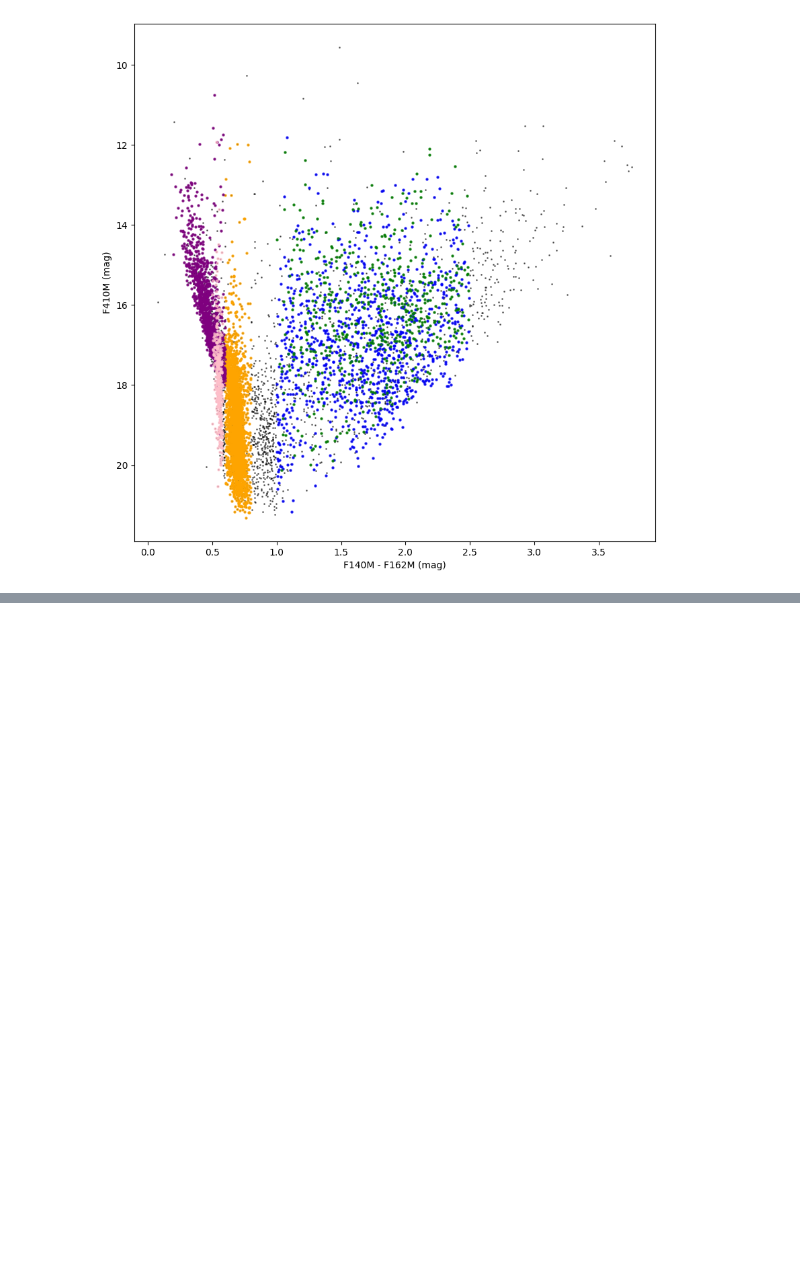
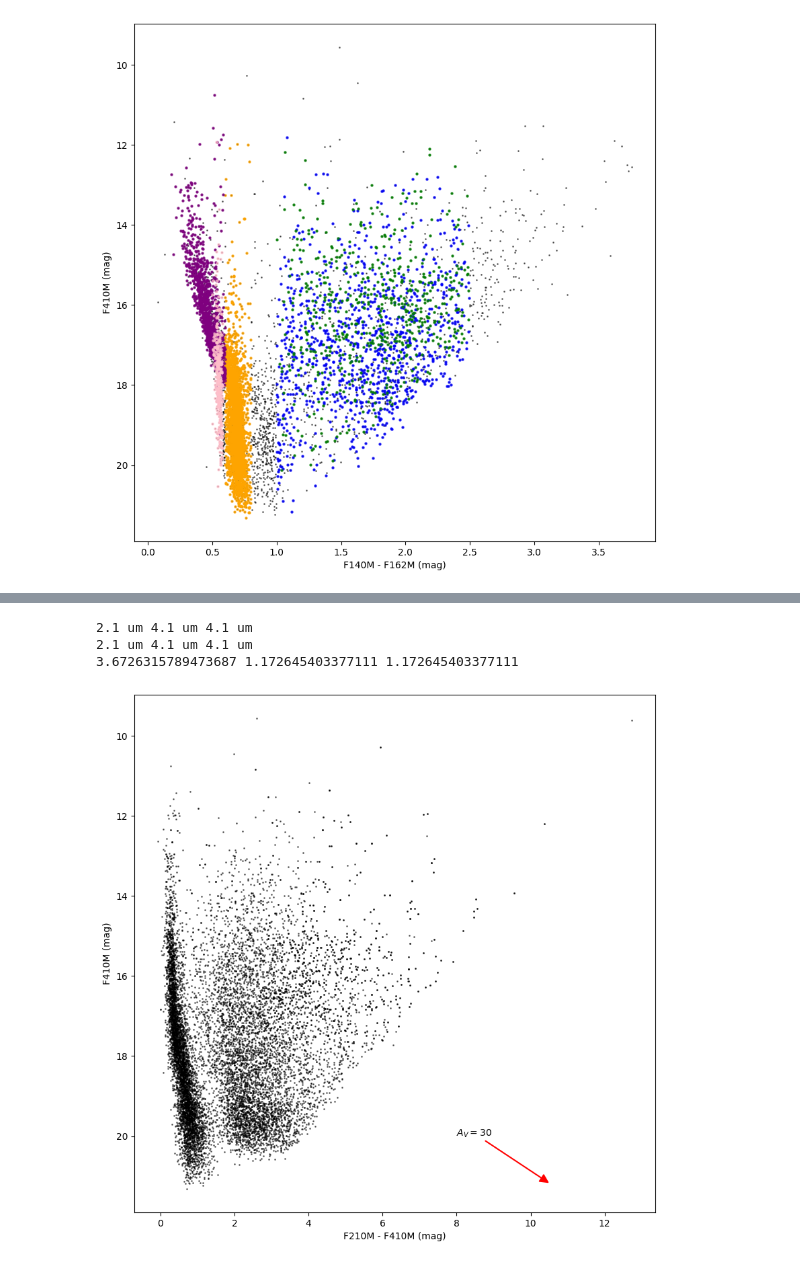
Before and after one commit to tyoo37/w51_nircam, a Jupyter notebook: analysis/ccds_linked_to_image_plane.ipynb, the cells around one changed output, grey strips where cells are left out. Cells and saved outputs as stored; diff of their text form; code cells hidden in the pictures; blank space fills up the shorter version.

```diff
--- a/analysis/ccds_linked_to_image_plane.ipynb
+++ b/analysis/ccds_linked_to_image_plane.ipynb
@@ -519,0 +588,71 @@ ax.set_ylim(ax.get_ylim()[::-1])  # Reverse y-axis for magnitude
+# %%
+def plot_extvec_cmd(ax, color1, mag1, ext=RL85_MWGC(), extvec_scale=200, start=None,
+                    color='y', head_width=0.5, color1_data=None, mag1_data=None):
+    def get_wave(c):
+        if c == '410m405': return 4.10*u.um
+        if c == '405m410': return 4.05*u.um
+        if c == 'Hmag': return 1.634*u.um
+        if c == 'Ksmag': return 2.143527*u.um
+        return int(c[1:-1])/100*u.um
+
+    w1 = get_wave(color1[0])
+    w2 = get_wave(color1[1])
+    w3 = get_wave(mag1[0])
+
+    if w1 > w2:
+        w1, w2 = w2, w1
+        color1 = color1[::-1]
+    print(w1,w2,w3)
+
+    # Only plot if all are in valid range
+    try:
+        e_1 = ext(1/w1) * extvec_scale
+        e_2 = ext(1/w2) * extvec_scale
+        e_3 = ext(1/w3) * extvec_scale
+    except ValueError as e:
+        print(f"Extinction vector not plotted: {e}")
+        return
+    print(w1,w2,w3)
+    print(e_1, e_2, e_3)
+    if start == None:
+        mean_color1 = np.nanmean(color1_data)
+        mean_mag1 = np.nanmean(mag1_data)
+        std_color1 = np.nanstd(color1_data)
+        std_mag1 = np.nanstd(mag1_data)
+        if e_1 - e_2 < 0:
+            std_color1 *= -1
+
+
+        start2 = (mean_color1 + 2*std_color1, mean_mag1 + 2*std_mag1)
+    else:
+        start2 = start
+
+    ax.annotate(f'$A_V={extvec_scale}$', xy=(start2[0] + (e_1 - e_2), start2[1] + e_3),
+                xytext=(start2[0], start2[1]),
+                arrowprops=dict(arrowstyle='-|>', color=color,
+                                shrinkA=0, shrinkB=0,
+                                mutation_scale=20, linewidth=1.5))
+    ax.plot([], [], color=color, marker='>', markersize=8,
+            label=f'$A_V={extvec_scale}$', linestyle='-', linewidth=2)
+fig = plt.figure(figsize=(10, 10))
+ax = fig.add_subplot(111)
+color1_pair = ('f210m', 'f410m')
+mag1 = ('f410m',)
+f1, f2 = color1_pair
+f3 = mag1[0]
+
+# Calculate colors
+color1 = (filters[f1][0] - filters[f2][0]).value
+mag1 = (filters[f3][0]).value
+ax.scatter(color1, mag1, s=1, c='black', alpha=0.5)
+ax.set_xlabel(f'{f1.upper()} - {f2.upper()} (mag)')
+ax.set_ylabel(f'{f3.upper()} (mag)')
+ax.set_ylim(ax.get_ylim()[::-1])  # Reverse y-axis for magnitude
+
+plot_extvec_cmd(ax, color1=(f1, f2), mag1=(f3,), start=(8,20),
+                ext=ext, extvec_scale=30, color='r',color1_data=color1, mag1_data=mag1)
+# %% [output]
+2.1 um 4.1 um 4.1 um
+2.1 um 4.1 um 4.1 um
+3.6726315789473687 1.172645403377111 1.172645403377111
+[figure, added]
```
Also changed, not shown: parts of 4 cells of this notebook, 11 other files.
